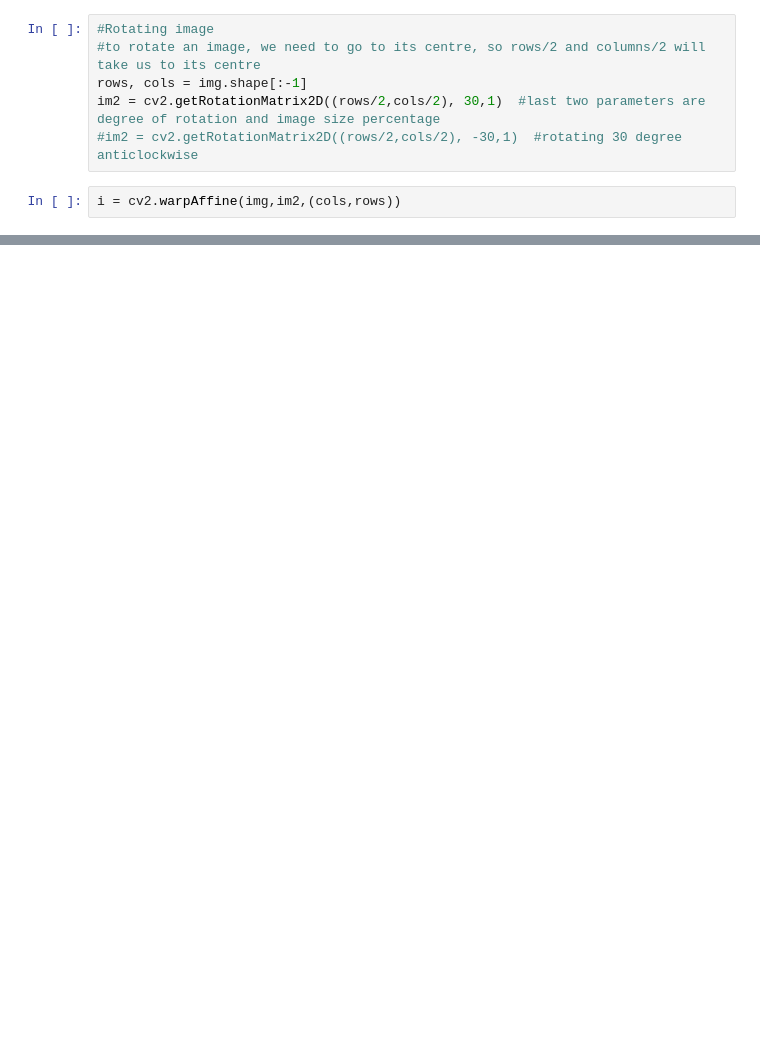
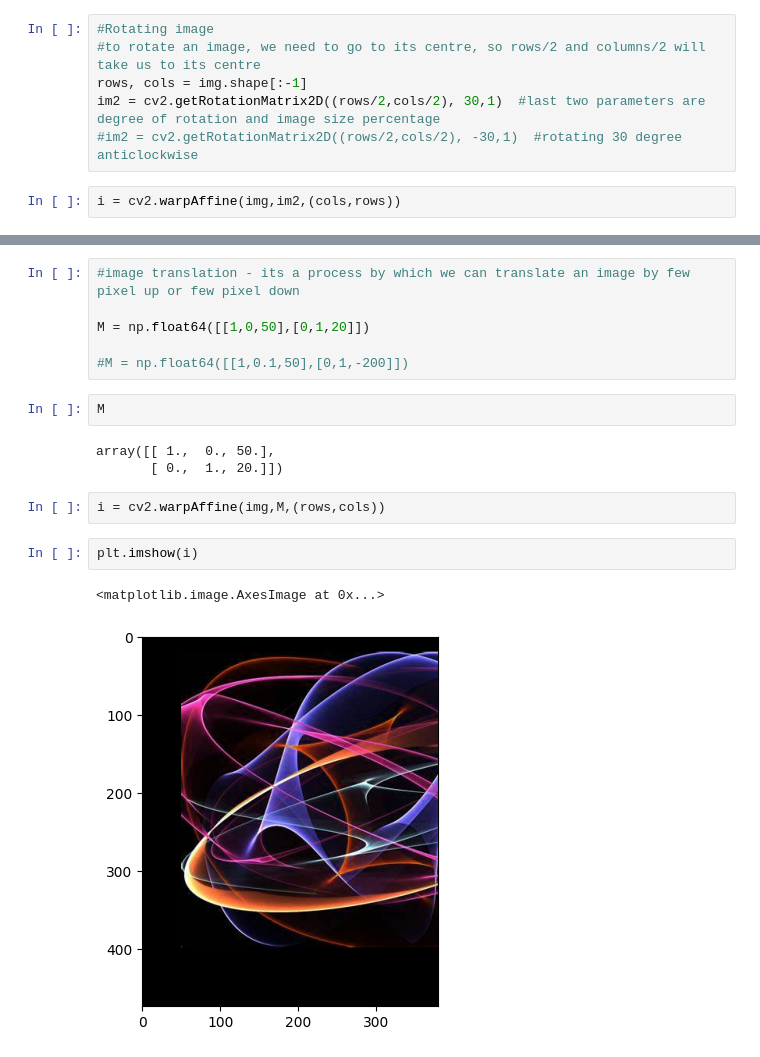
Before and after one commit to anirbang324/python_for_data_science, a Jupyter notebook: opencv/opencv_1.ipynb, the cells around one changed output, grey strips where cells are left out. Saved outputs shown, nothing was run; the diff lists cells and outputs as text; blank space fills up the shorter version.

```diff
--- a/opencv/opencv_1.ipynb
+++ b/opencv/opencv_1.ipynb
@@ -108,0 +109,18 @@ plt.imshow(i)
+# %%
+#image translation - its a process by which we can translate an image by few pixel up or few pixel down
+
+M = np.float64([[1,0,50],[0,1,20]])
+
+#M = np.float64([[1,0.1,50],[0,1,-200]])
+# %%
+M
+# %% [output]
+array([[ 1.,  0., 50.],
+       [ 0.,  1., 20.]])
+# %%
+i = cv2.warpAffine(img,M,(rows,cols))
+# %%
+plt.imshow(i)
+# %% [output]
+<matplotlib.image.AxesImage at 0x...>
+[figure, added]
```
Also changed, not shown: parts of 8 cells of this notebook, 7 other files.
